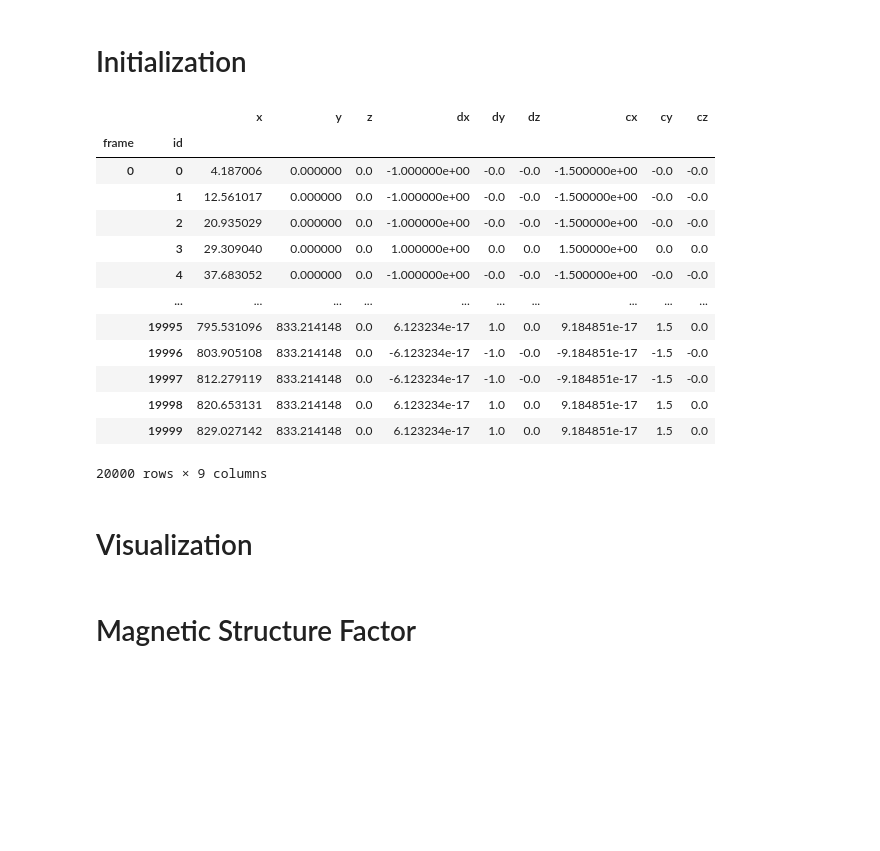
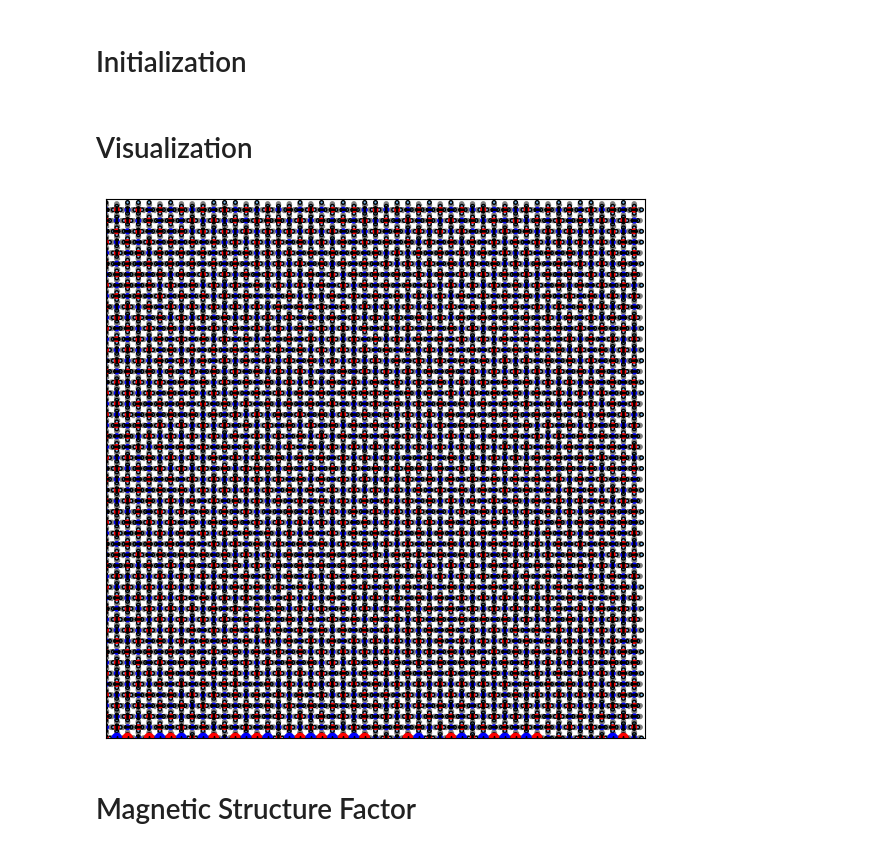
Before and after one commit to leogabac/stuckgs, a Jupyter notebook: src/af2_degeneracy.ipynb, the cells around one changed output. Drawn from its saved outputs; the diff is of its cells as text; code cells hidden in the pictures; blank space fills up the shorter version.

```diff
--- a/src/af2_degeneracy.ipynb
+++ b/src/af2_degeneracy.ipynb
@@ -34,48 +34,34 @@ idx = pd.IndexSlice
 # %% [markdown]
 # Initialization
 # %%
-N = 100
+N = 50
 a = params["lattice_constant"]
 # %%
 file_path = f'../data/q2_degeneracy/s{N}.csv'
 trj_final = pd.read_csv(file_path, index_col=['realization','frame','id'])
 trj = trj_final.loc[idx[1,:,:]]
-trj
-# %% [output]
-|  |  | x | y | z | dx | dy | dz | cx | cy | cz |
-| frame | id |  |  |  |  |  |  |  |  |  |
-| 0 | 0 | 4.187006 | 0.000000 | 0.0 | -1.000000e+00 | -0.0 | -0.0 | -1.500000e+00 | -0.0 | -0.0 |
-|  | 1 | 12.561017 | 0.000000 | 0.0 | -1.000000e+00 | -0.0 | -0.0 | -1.500000e+00 | -0.0 | -0.0 |
-|  | 2 | 20.935029 | 0.000000 | 0.0 | -1.000000e+00 | -0.0 | -0.0 | -1.500000e+00 | -0.0 | -0.0 |
-|  | 3 | 29.309040 | 0.000000 | 0.0 | 1.000000e+00 | 0.0 | 0.0 | 1.500000e+00 | 0.0 | 0.0 |
-|  | 4 | 37.683052 | 0.000000 | 0.0 | -1.000000e+00 | -0.0 | -0.0 | -1.500000e+00 | -0.0 | -0.0 |
-|  | ... | ... | ... | ... | ... | ... | ... | ... | ... | ... |
-|  | 19995 | 795.531096 | 833.214148 | 0.0 | 6.123234e-17 | 1.0 | 0.0 | 9.184851e-17 | 1.5 | 0.0 |
-|  | 19996 | 803.905108 | 833.214148 | 0.0 | -6.123234e-17 | -1.0 | -0.0 | -9.184851e-17 | -1.5 | -0.0 |
-|  | 19997 | 812.279119 | 833.214148 | 0.0 | -6.123234e-17 | -1.0 | -0.0 | -9.184851e-17 | -1.5 | -0.0 |
-|  | 19998 | 820.653131 | 833.214148 | 0.0 | 6.123234e-17 | 1.0 | 0.0 | 9.184851e-17 | 1.5 | 0.0 |
-|  | 19999 | 829.027142 | 833.214148 | 0.0 | 6.123234e-17 | 1.0 | 0.0 | 9.184851e-17 | 1.5 | 0.0 |
-20000 rows × 9 columns
 # %% [markdown]
 # Visualization
 # %%
-fig, ax= plt.subplots(figsize=(20,20))
+fig, ax= plt.subplots(figsize=(7,7))
 
 
 region_limit = N*params['lattice_constant'].magnitude
 ice.draw_frame(trj, frame_no=0,
                region=[0,region_limit,0,region_limit],
                radius=params["particle_radius"].magnitude,
                cutoff=params["trap_sep"].magnitude/2,
                particle_color='#75b7ea',
                trap_color='gray',
                ax = ax)
 
-#mc.display_vertices(trj,N,a,ax)
+mc.display_vertices(trj,N,a,ax)
 mc.display_arrows(trj,N,a,ax)
 #mc.display_lines(trj,N,a,ax)
 
 plt.show()
+# %% [output]
+[figure, added]
 # %% [markdown]
 # Magnetic Structure Factor
 # %%
```
Also changed, not shown: parts of 14 cells of this notebook, 16 other files.
